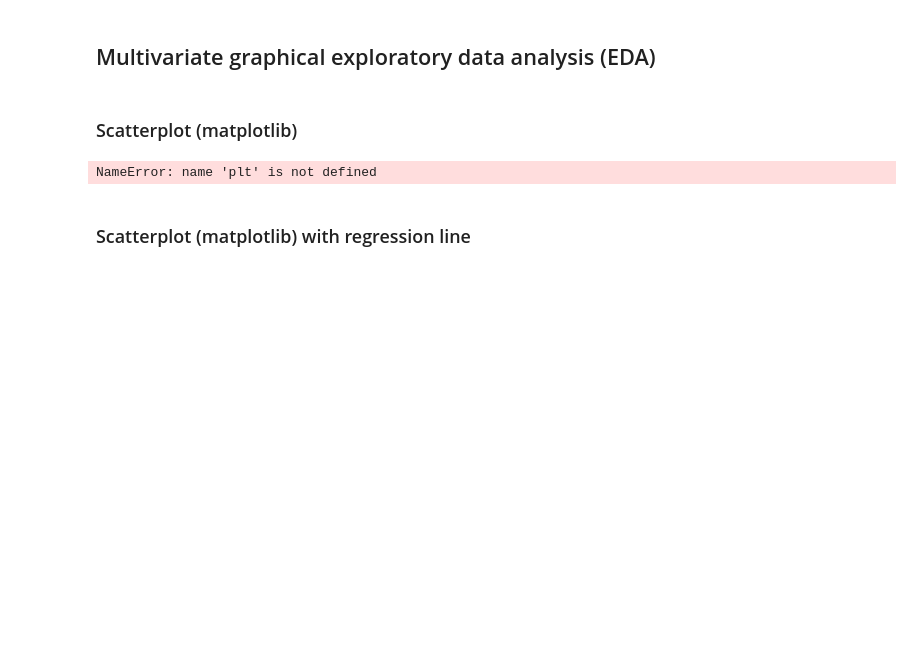
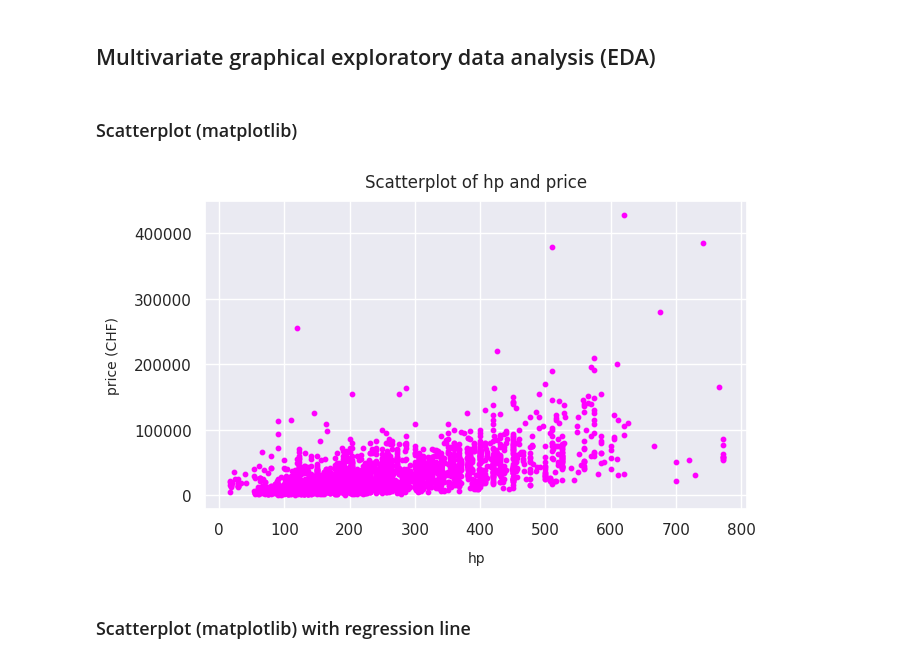
Before and after one commit to migifor-forstmi4/python_exploratory_data_analysis, a Jupyter notebook: exploratory_data_analysis_car_data.ipynb, the cells around one changed output. Cells and saved outputs as stored; diff of their text form; code cells hidden in the pictures; blank space fills up the shorter version.

```diff
--- a/exploratory_data_analysis_car_data.ipynb
+++ b/exploratory_data_analysis_car_data.ipynb
@@ -496,17 +496,17 @@ plt.show()
 # %%
 # Create a scatterplot of the variables hp and price
 plt.figure(figsize=(7,4))
 plt.scatter(df['hp'],
             df['price'],
-            color="lightgreen",
+            color="magenta",
             alpha=1.0,
             s=10)          #definiert die Größe der Punkte im Streudiagramm auf 10
 plt.title('Scatterplot of hp and price', fontsize=12, pad=10)   #definiert den Titel der Abbildung mit dem Text 'Scatterplot of hp and price' und einer Schriftgröße von 12, pad legt den Abstand des Titels zum oberen Rand der Abbildung fest
 plt.xlabel('hp', fontsize=10, labelpad=10)      #definiert die x-Achsenbeschriftung mit dem Text 'hp', einer Schriftgröße von 10 und einem Abstand von 10 Einheiten zum Achsenrand
 plt.ylabel('price (CHF)', fontsize=10, labelpad=10)    #definiert die y-Achsenbeschriftung mit dem  Text 'price (CHF)', einer Schriftgröße von 10 und einem Abstand von 10 Einheiten zum Achsenrand
 
 plt.show()
 # %% [output]
-NameError: name 'plt' is not defined
+[figure, added]
 # %% [markdown]
 ### Scatterplot (matplotlib) with regression line
```
Also changed, not shown: parts of 4 cells of this notebook.
